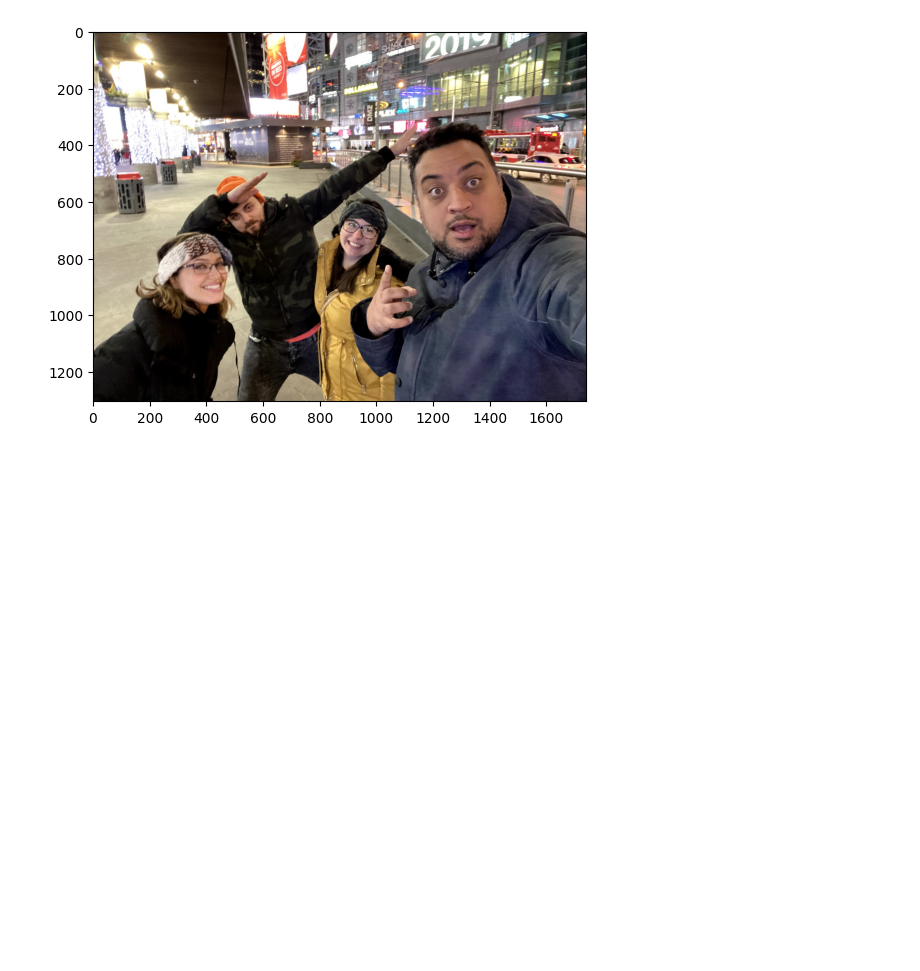
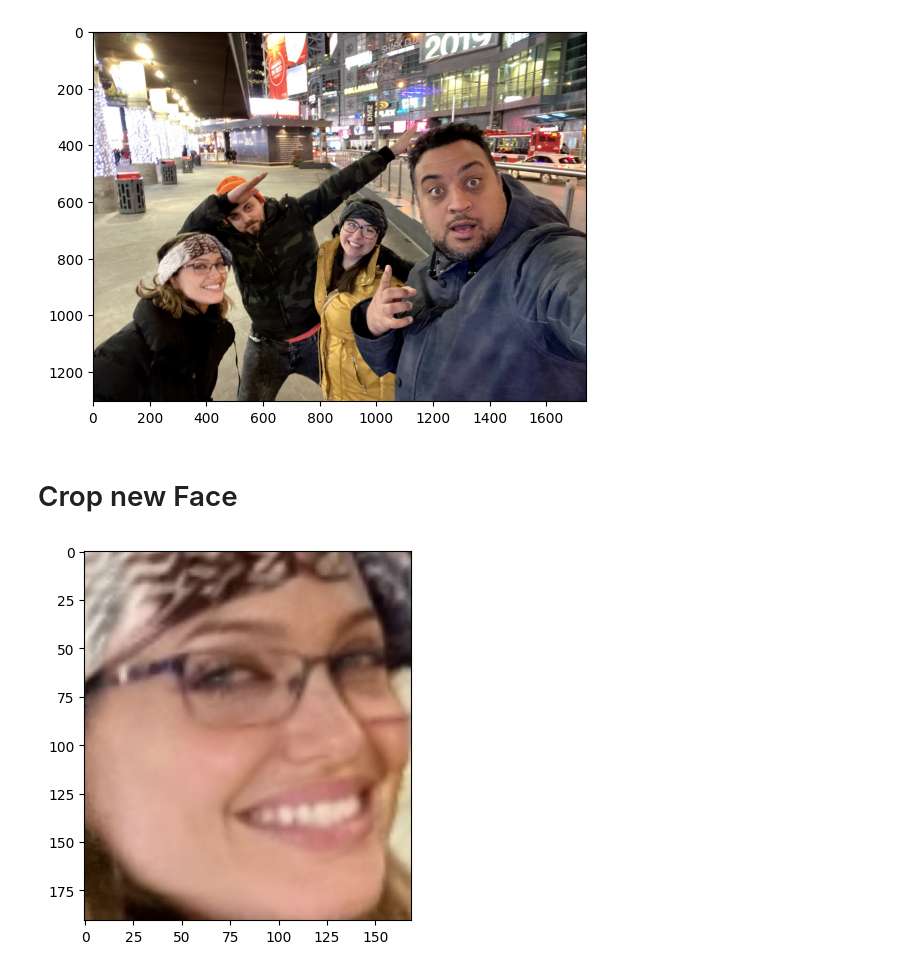
Before and after one commit to rfonseca85/jupyter_ai_playground, a Jupyter notebook: Test.ipynb, the cells around one changed output. Saved outputs shown, nothing was run; the diff lists cells and outputs as text; code cells hidden in the pictures; blank space fills up the shorter version.

```diff
--- a/Test.ipynb
+++ b/Test.ipynb
@@ -118,3 +115,13 @@ plt.imshow(res[:,:,::-1])
 plt.show()
 # %% [output]
 [figure]
+# %% [markdown]
+# Crop new Face
+# %%
+new_gabi_face = app.get(res)[0]
+bbox = new_gabi_face['bbox']
+bbox = [int(b) for b in bbox]
+plt.imshow(res[bbox[1]:bbox[3],bbox[0]:bbox[2],::-1])
+plt.show()
+# %% [output]
+[figure, added]
```
Also changed, not shown: parts of 2 cells of this notebook.
